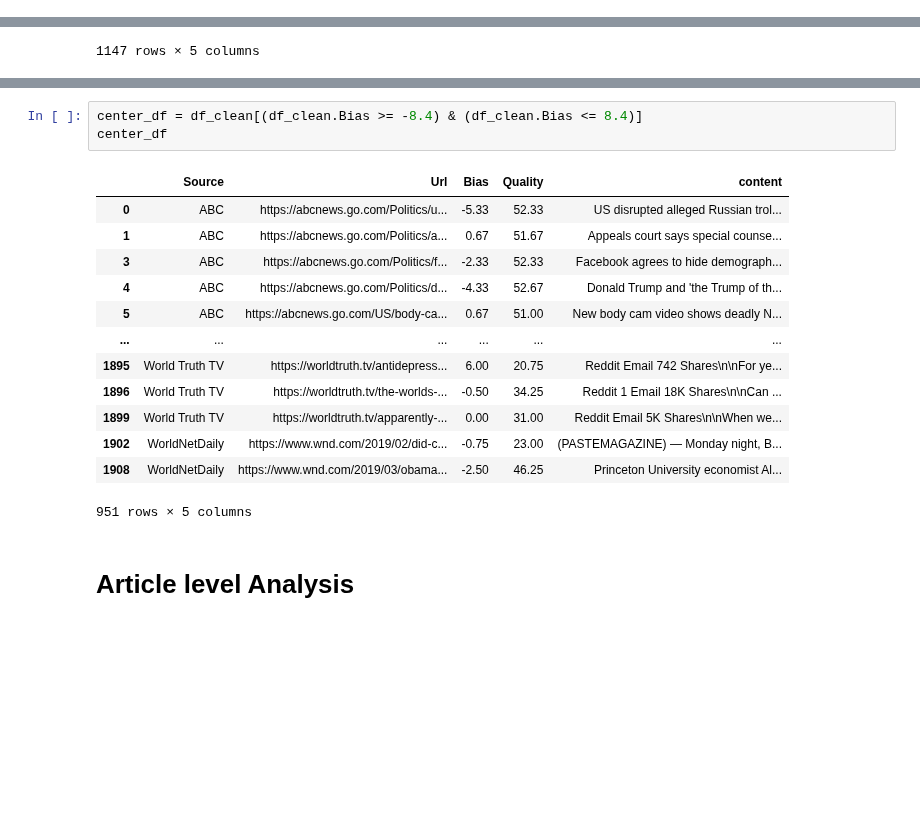
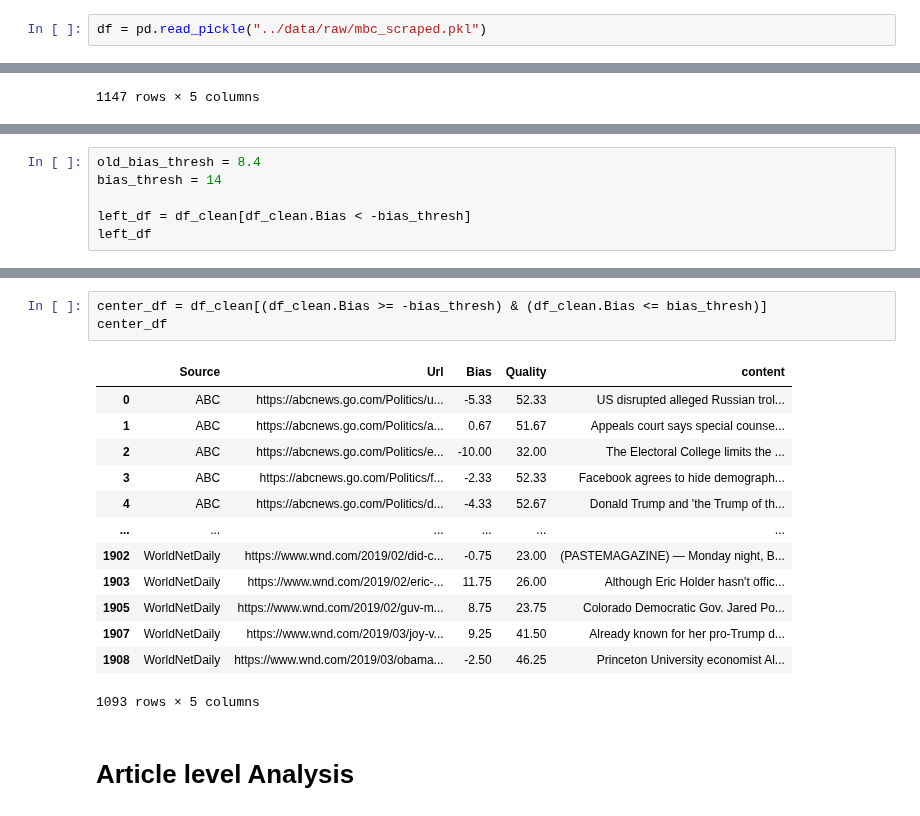
Before and after one commit to WarmCyan/news-bias-research, a Jupyter notebook: notebooks/13_ArticleLevel.ipynb, the cells around one changed output, grey strips where cells are left out. Drawn from its saved outputs; the diff is of its cells as text; blank space fills up the shorter version.

```diff
--- a/notebooks/13_ArticleLevel.ipynb
+++ b/notebooks/13_ArticleLevel.ipynb
@@ -88,6 +88,8 @@ df
 df.to_pickle("../data/raw/mbc_scraped.pkl", protocol=4)
 # %% [markdown]
 # NOTE: scraped on 1/24/2020
+# %%
+df = pd.read_pickle("../data/raw/mbc_scraped.pkl")
 # %%
 df_clean = df[df.content.notnull()]
 df_clean = df_clean[df_clean.content.str.split().apply(len) > 50]
@@ -142,0 +145,6 @@ unreliable_df
+# %%
+old_bias_thresh = 8.4
+bias_thresh = 14
+
+left_df = df_clean[df_clean.Bias < -bias_thresh]
+left_df
@@ -177,20 +182,20 @@ right_df
 # %%
-center_df = df_clean[(df_clean.Bias >= -8.4) & (df_clean.Bias <= 8.4)]
+center_df = df_clean[(df_clean.Bias >= -bias_thresh) & (df_clean.Bias <= bias_thresh)]
 center_df
 # %% [output]
 |  | Source | Url | Bias | Quality | content |
 | 0 | ABC | https://abcnews.go.com/Politics/u... | -5.33 | 52.33 | US disrupted alleged Russian trol... |
 | 1 | ABC | https://abcnews.go.com/Politics/a... | 0.67 | 51.67 | Appeals court says special counse... |
+| 2 | ABC | https://abcnews.go.com/Politics/e... | -10.00 | 32.00 | The Electoral College limits the ... |
 | 3 | ABC | https://abcnews.go.com/Politics/f... | -2.33 | 52.33 | Facebook agrees to hide demograph... |
 | 4 | ABC | https://abcnews.go.com/Politics/d... | -4.33 | 52.67 | Donald Trump and 'the Trump of th... |
-| 5 | ABC | https://abcnews.go.com/US/body-ca... | 0.67 | 51.00 | New body cam video shows deadly N... |
 | ... | ... | ... | ... | ... | ... |
-| 1895 | World Truth TV | https://worldtruth.tv/antidepress... | 6.00 | 20.75 | Reddit Email 742 Shares\n\nFor ye... |
-| 1896 | World Truth TV | https://worldtruth.tv/the-worlds-... | -0.50 | 34.25 | Reddit 1 Email 18K Shares\n\nCan ... |
-| 1899 | World Truth TV | https://worldtruth.tv/apparently-... | 0.00 | 31.00 | Reddit Email 5K Shares\n\nWhen we... |
 | 1902 | WorldNetDaily | https://www.wnd.com/2019/02/did-c... | -0.75 | 23.00 | (PASTEMAGAZINE) — Monday night, B... |
+| 1903 | WorldNetDaily | https://www.wnd.com/2019/02/eric-... | 11.75 | 26.00 | Although Eric Holder hasn't offic... |
+| 1905 | WorldNetDaily | https://www.wnd.com/2019/02/guv-m... | 8.75 | 23.75 | Colorado Democratic Gov. Jared Po... |
+| 1907 | WorldNetDaily | https://www.wnd.com/2019/03/joy-v... | 9.25 | 41.50 | Already known for her pro-Trump d... |
 | 1908 | WorldNetDaily | https://www.wnd.com/2019/03/obama... | -2.50 | 46.25 | Princeton University economist Al... |
-951 rows × 5 columns
+1093 rows × 5 columns
 # %% [markdown]
 # Article level Analysis
 # %%
```
Also changed, not shown: parts of 4 cells of this notebook, 8 other files.
